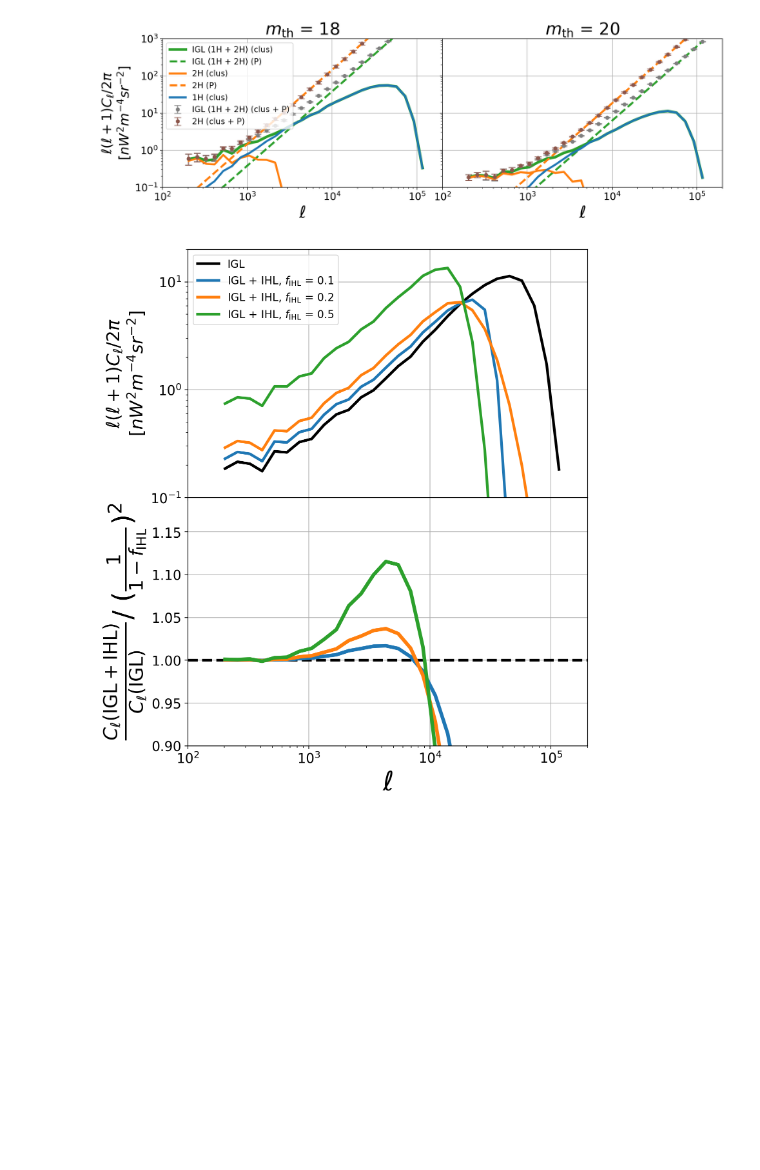
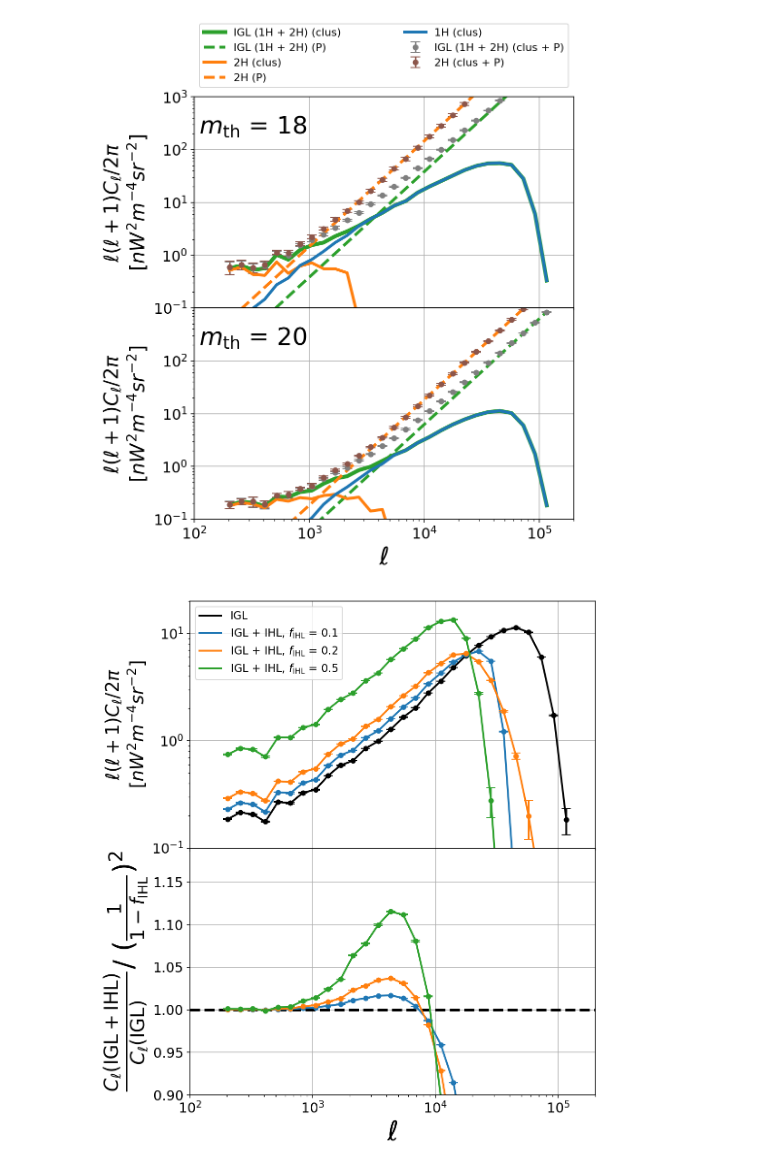
Before and after one commit to yuntingcheng/python_ciber, a Jupyter notebook: stack_modelfit/MICECAT_paperfigs.ipynb, the cells around one changed output. Cells and saved outputs as stored; diff of their text form; code cells hidden in the pictures; blank space fills up the shorter version.

```diff
--- a/stack_modelfit/MICECAT_paperfigs.ipynb
+++ b/stack_modelfit/MICECAT_paperfigs.ipynb
@@ -99,11 +97,11 @@ ax.tick_params(labelsize=15)
 [figure]
 # %%
-fig, ax = plt.subplots(1,2, figsize=(15, 4))
+fig, ax = plt.subplots(2,1, figsize=(7, 8))
 for i, m_th in enumerate([18,20]):
     Cl_data = get_Cl_data(ihl_model='NFW', m_th=m_th)
 
     l = Cl_data['l']
-    Nfields = Cl_data['tot']['Cl2'].shape[0]
+    Nfields = 50
     Cl2 = Cl_data['tot']['Cl2']
     Cla = Cl_data['tot']['Cla']
     Cl2_shsub = Cl2 - np.tile(np.mean(Cl2[:,-3:], axis=1), (28,1)).T
@@ -123,39 +121,42 @@ for i, m_th in enumerate([18,20]):
     Dla_fit[idx_cut:] = np.exp(spline_fit(np.log(l[idx_cut:])))
     ax[i].loglog(l, Dla_fit,'C2', lw=4, label='IGL (1H + 2H) (clus)')
     Dl = l*(l+1)*np.median(Cla-Cla_shsub, axis=0)/2
     ax[i].loglog(l, Dl, 'C2--', lw=3, label='IGL (1H + 2H) (P)')
 
     #===========================
 
     Dl = l*(l+1)*np.median(Cl2, axis=0)/2
     Dl_err = l*(l+1)*(np.percentile(Cl2, 84, axis=0) \
                       - np.percentile(Cl2, 16, axis=0))/2/np.sqrt(Nfields)
     plot_err_log(l, Dl, Dl_err, ax=ax[i], plot_xerr=False, color='C5', label='2H (clus + P)')
 
     Dl = l*(l+1)*np.median(Cl2_shsub, axis=0)/2
     idx_cut = np.where(Dl<0)[0][0]
     spline_fit = scipy.interpolate.UnivariateSpline(np.log(l[idx_cut-4:idx_cut]),
                                                     np.log(Dl[idx_cut-4:idx_cut]))
     Dl2_fit = Dl.copy()
     Dl2_fit[idx_cut:] = np.exp(spline_fit(np.log(l[idx_cut:])))
     ax[i].loglog(l, Dl2_fit,'C1', lw=3, label='2H (clus)')
     Dl = l*(l+1)*np.median(Cl2-Cl2_shsub, axis=0)/2
     ax[i].loglog(l, Dl, 'C1--', lw=3, label='2H (P)')
 
     ax[i].loglog(l, Dla_fit - Dl2_fit,'C0', lw=3, label='1H (clus)')
 
     ax[i].set_ylim([1e-1,1e3])
     ax[i].set_xlim([1e2,2e5])
-    ax[i].set_xlabel(r'$\ell$', fontsize=25)
     ax[i].tick_params(labelsize=15)
     ax[i].grid()
-    ax[i].set_title(r'$m_{\rm th}$ = %d'%(m_th), fontsize=25)
-ax[0].legend(loc=2, fontsize=12)
+    ax[i].text(1.1e2, 2e2, r'$m_{\rm th}$ = %d'%(m_th), fontsize=25)
+ax[0].legend(fontsize=11, bbox_to_anchor=(0., 1.02, 1., 0.1), ncol=2, mode='expand')
 ax[0].set_ylabel(r'$\ell(\ell+1)C_\ell/2\pi$'+'\n'+r'$[nW^{2}m^{-4} sr^{-2}]$', fontsize=20)
-ax[1].tick_params(axis='y',labelleft=False)
-plt.subplots_adjust(wspace=0)
+ax[1].set_ylabel(r'$\ell(\ell+1)C_\ell/2\pi$'+'\n'+r'$[nW^{2}m^{-4} sr^{-2}]$', fontsize=20)
+ax[1].set_xlabel(r'$\ell$', fontsize=25)
+ax[0].tick_params(axis='x',labelbottom=False)
+ax[1].set_yticks([1e-1,1e0,1e1,1e2])
+plt.subplots_adjust(hspace=0)
+plt.savefig('plots/MICECAT_paperfig/IGL_Cl.pdf',dpi=100, bbox_inches='tight')
 # %% [output]
-[figure, old version]
+[figure, new version]
 # %%
 m_th = 20
 Cl_data = get_Cl_data(ihl_model='NFW', m_th=m_th)
@@ -164,17 +165,20 @@ f_IHL_arr = [0.1, 0.2, 0.5]
 fig, ax = plt.subplots(2,1,figsize=(8,10))
 
 l = Cl_data['l']
-Nfields = Cl_data['tot']['Cl2'].shape[0]
+Nfields = 50
 Cla = Cl_data['tot']['Cla'].copy()
 Cla_sh = np.tile(np.mean(Cla[:,-3:], axis=1), (28,1)).T
 Cla_shsub = Cla - Cla_sh
 Dl = l*(l+1)*np.median(Cla_shsub, axis=0)/2
+Dl_err = l*(l+1)/2*(np.percentile(Cla_shsub, 84, axis=0)-np.percentile(Cla_shsub, 16, axis=0))/2/Nfields
 idx_cut = np.where(Dl<0)[0][0]
 spline_fit = scipy.interpolate.UnivariateSpline(np.log(l[idx_cut-4:idx_cut]),
                                                 np.log(Dl[idx_cut-4:idx_cut]))
 Dla_fit = Dl.copy()
 Dla_fit[idx_cut:] = np.exp(spline_fit(np.log(l[idx_cut:])))
-ax[0].loglog(l, Dla_fit,'k', lw=3, label='IGL')
+ax[0].loglog(l, Dla_fit,'k', lw=2, label='IGL')
+ax[0].errorbar(l[Dla_fit>1e-1], Dla_fit[Dla_fit>1e-1], Dl_err[Dla_fit>1e-1], c='k',
+               capsize=5, markersize=10, elinewidth=2, markeredgewidth=1, fmt='.')
 ax[1].axhline(1, c='k', lw=3, ls='--')
 for i, f_IHL in enumerate(f_IHL_arr):
     r_IHL = f_IHL / (1 - f_IHL)
@@ -185,22 +189,29 @@ for i, f_IHL in enumerate(f_IHL_arr):
 
 
     Dl = l*(l+1)*np.median(Clah_shsub, axis=0)/2
+    Dl_err = l*(l+1)/2*(np.percentile(Clah_shsub, 84, axis=0)-np.percentile(Clah_shsub, 16, axis=0))/2/Nfields
     idx_cut = np.where(Dl<0)[0][0]
     spline_fit = scipy.interpolate.UnivariateSpline(np.log(l[idx_cut-4:idx_cut]),
                                                     np.log(Dl[idx_cut-4:idx_cut]))
     Dlah_fit = Dl.copy()
     Dlah_fit[idx_cut:] = np.exp(spline_fit(np.log(l[idx_cut:])))
 
-    ax[0].loglog(l, Dlah_fit,'C'+str(i), lw=3,
+    ax[0].loglog(l, Dlah_fit,'C'+str(i), lw=2,
                  label='IGL + IHL, ' + r'$f_{\rm IHL}$'+ ' = {}'.format(f_IHL))
+    ax[0].errorbar(l[Dlah_fit>1e-1], Dlah_fit[Dlah_fit>1e-1], Dl_err[Dlah_fit>1e-1], c='C'+str(i),
+                   capsize=5, markersize=10, elinewidth=2, markeredgewidth=1, fmt='.')
 
     r = np.median(Clah_shsub/Cla_shsub/(1+r_IHL)**2, axis=0)
+    r_err = (np.percentile(Clah_shsub/Cla_shsub/(1+r_IHL)**2, 84, axis=0) \
+             - np.percentile(Clah_shsub/Cla_shsub/(1+r_IHL)**2, 16, axis=0))/2/Nfields
     idx_cut = np.where(r<0)[0][0]
     spline_fit = scipy.interpolate.UnivariateSpline(np.log(l[idx_cut-4:idx_cut]),
                                                     np.log(r[idx_cut-4:idx_cut]))
     r_fit = r.copy()
     r_fit[idx_cut:] = np.exp(spline_fit(np.log(l[idx_cut:])))
-    ax[1].semilogx(l, r_fit, 'C'+str(i), lw=4)
+    ax[1].semilogx(l, r_fit, 'C'+str(i), lw=2)
+    ax[1].errorbar(l[r_fit>0.9], r_fit[r_fit>0.9], r_err[r_fit>0.9], c='C'+str(i),
+                   capsize=5, markersize=10, elinewidth=2, markeredgewidth=1, fmt='.')
 
 ax[0].set_ylim([1e-1,2e1])
 ax[0].tick_params(labelsize=15)
@@ -217,8 +228,9 @@ ax[1].set_ylim([0.9,1.19])
 ax[0].set_xlim([1e2,2e5])
 ax[1].set_xlim([1e2,2e5])
 plt.subplots_adjust(hspace=0)
+plt.savefig('plots/MICECAT_paperfig/IHL_Cl.pdf',dpi=100, bbox_inches='tight')
 # %% [output]
-[figure, old version]
+[figure, new version]
 # %%
 m_th = 20
 fname = mypaths['ciberdir']+'python_ciber/stack_modelfit/micecat_IHL_data/'\
```
Also changed, not shown: parts of 15 cells of this notebook.
